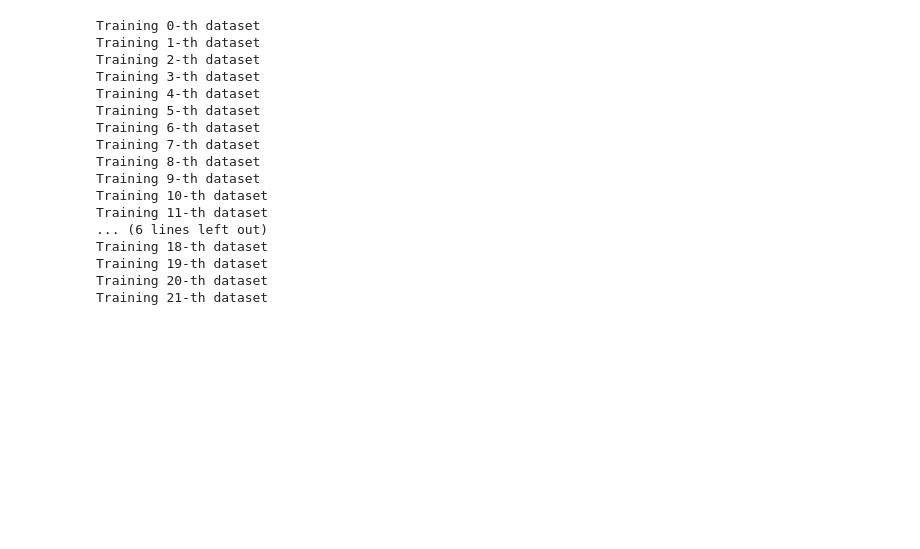
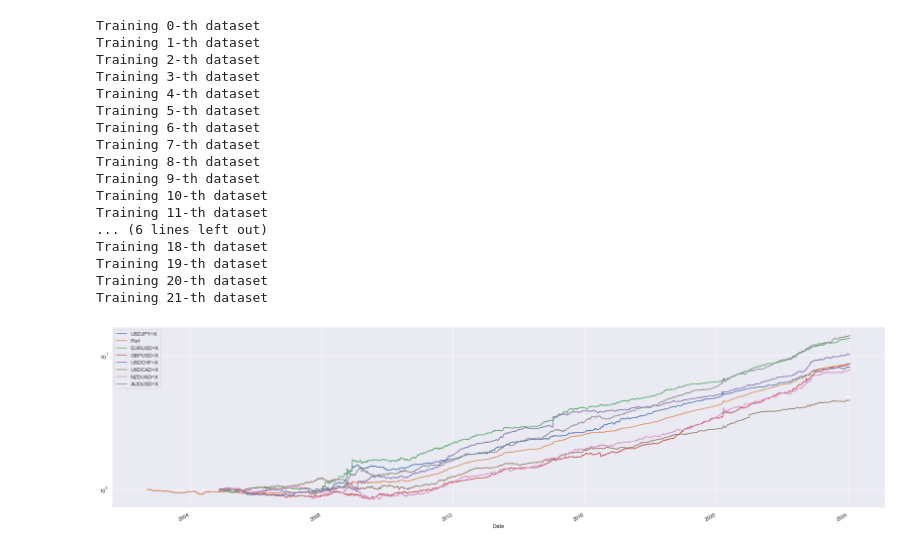
Before and after one commit to kcf1/Personal-Projects, a Jupyter notebook: Trading/FX Algo with ML/FX_Algo_with_ML.ipynb, the cells around one changed output. Drawn from its saved outputs; the diff is of its cells as text; code cells hidden in the pictures; blank space fills up the shorter version.

```diff
--- a/Trading/FX Algo with ML/FX_Algo_with_ML.ipynb
+++ b/Trading/FX Algo with ML/FX_Algo_with_ML.ipynb
@@ -555,0 +491,7 @@ for i,test_data in enumerate(test_data_list):
+# %%
+concat_test_return = pd.concat(test_return_list,axis=0)
+
+ax = np.exp(concat_test_return.cumsum()).plot()
+ax.set_yscale('log')
+# %% [output]
+[figure, added]
```
Also changed, not shown: parts of 4 cells of this notebook.
